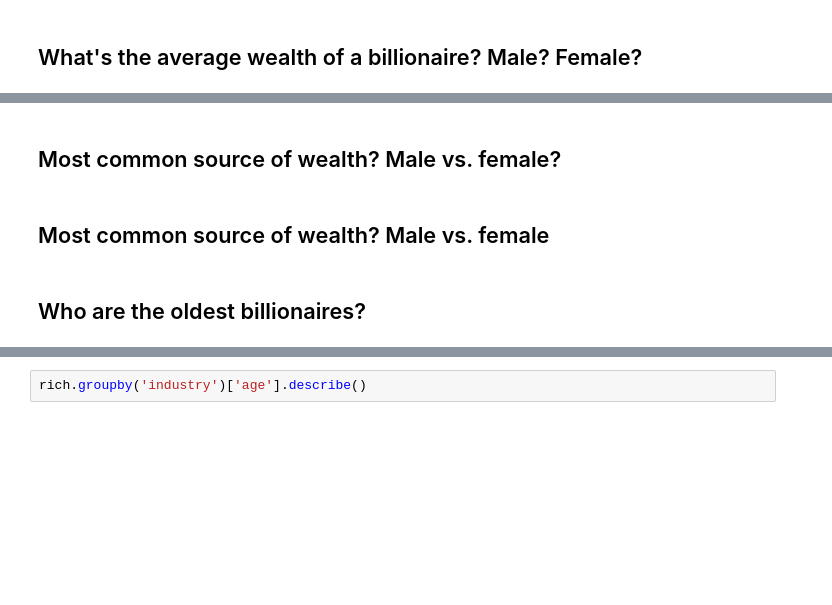
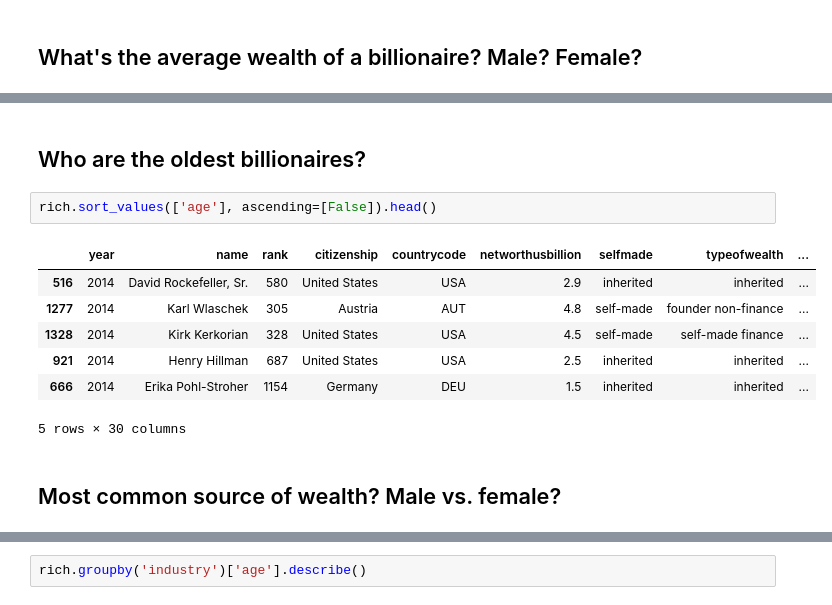
Before and after one commit to thisss/foundations-homework, a Jupyter notebook: foundations/07/homework_7_research.ipynb, the cells around one changed output, grey strips where cells are left out. Cells and saved outputs as stored; diff of their text form; blank space fills up the shorter version.

```diff
--- a/foundations/07/homework_7_research.ipynb
+++ b/foundations/07/homework_7_research.ipynb
@@ -157,9 +157,17 @@ rich.sort(['age'], ascending=[True]).head()
 | 189 | 2014 | Anton Kathrein, Jr. | 1270 | Germany | DEU | 1.4 | inherited | inherited | ... |
 | 602 | 2014 | Drew Houston | 1372 | United States | USA | 1.2 | self-made | founder non-finance | ... |
 5 rows × 30 columns
+# %% [markdown]
+## Who are the oldest billionaires?
+# %%
+rich.sort_values(['age'], ascending=[False]).head()
+# %% [output]
+|  | year | name | rank | citizenship | countrycode | networthusbillion | selfmade | typeofwealth | ... |
+| 516 | 2014 | David Rockefeller, Sr. | 580 | United States | USA | 2.9 | inherited | inherited | ... |
+| 1277 | 2014 | Karl Wlaschek | 305 | Austria | AUT | 4.8 | self-made | founder non-finance | ... |
+| 1328 | 2014 | Kirk Kerkorian | 328 | United States | USA | 4.5 | self-made | self-made finance | ... |
+| 921 | 2014 | Henry Hillman | 687 | United States | USA | 2.5 | inherited | inherited | ... |
+| 666 | 2014 | Erika Pohl-Stroher | 1154 | Germany | DEU | 1.5 | inherited | inherited | ... |
+5 rows × 30 columns
 # %% [markdown]
 ## Most common source of wealth? Male vs. female?
-# %% [markdown]
-## Most common source of wealth? Male vs. female
-# %% [markdown]
-## Who are the oldest billionaires?
```
Also changed, not shown: parts of 13 cells of this notebook.
